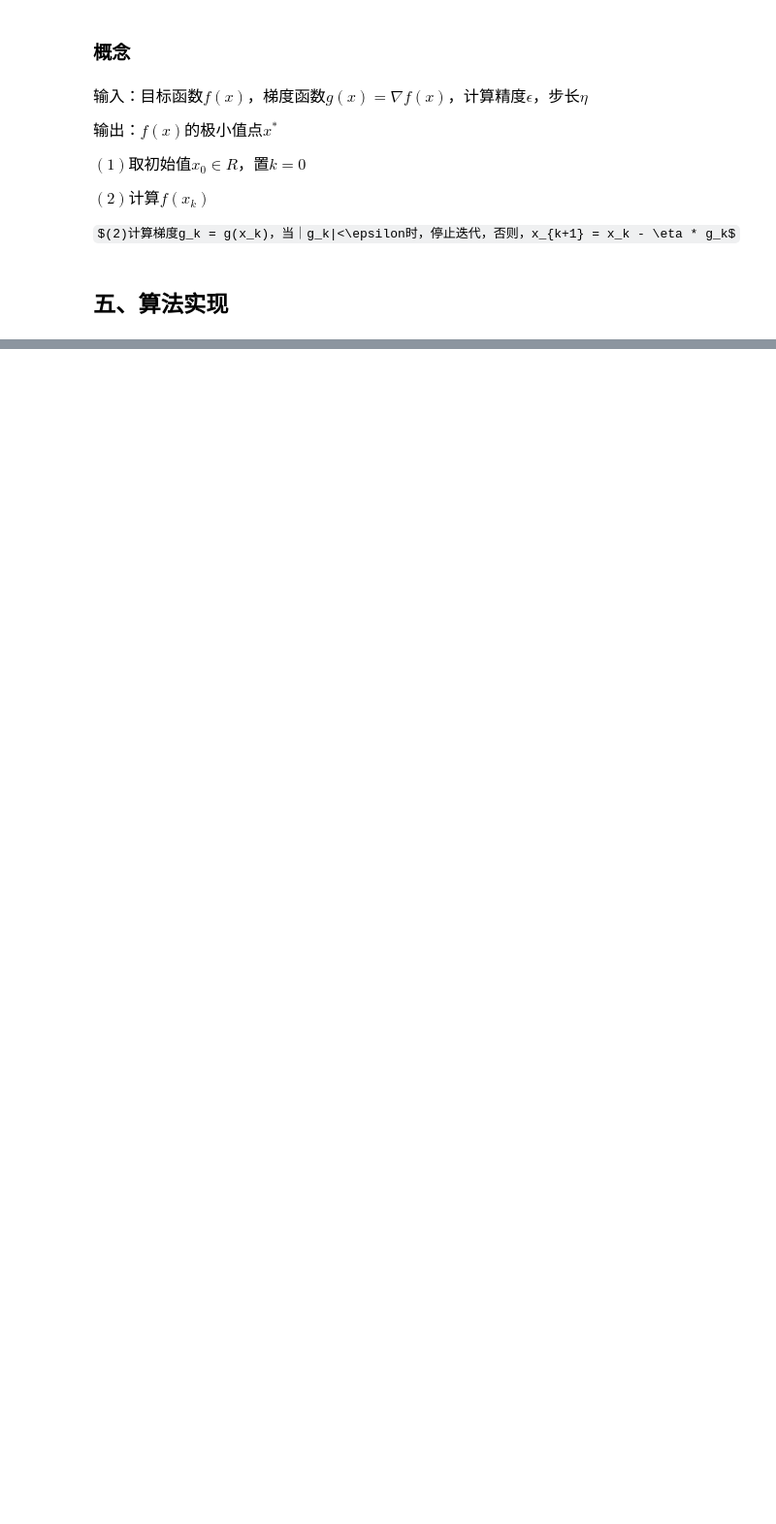
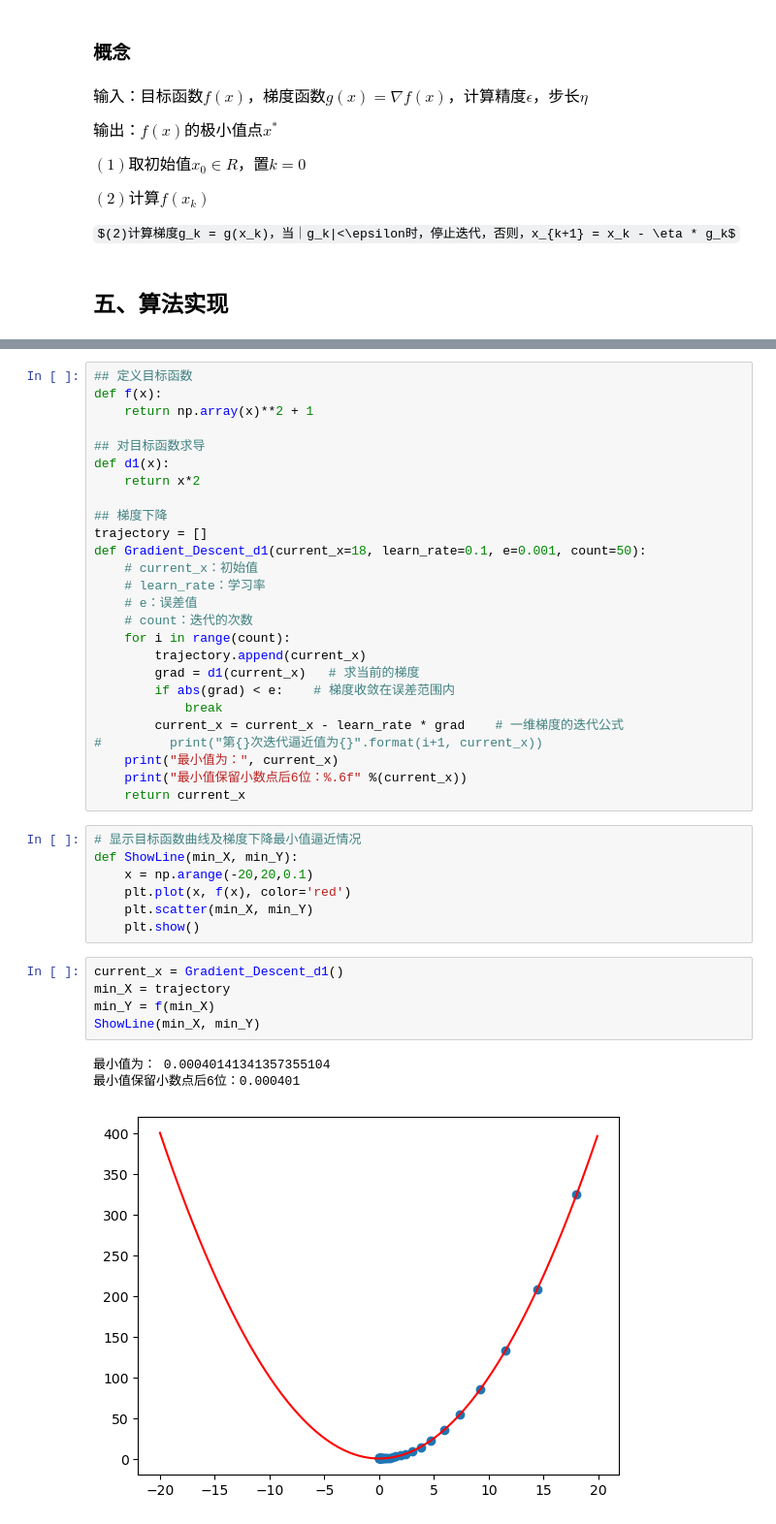
Before and after one commit to zhuzhuruan/Python_Learning, a Jupyter notebook: 7_数据分析/2_机器学习/2_感知机/1_梯度下降法.ipynb, the cells around one changed output, grey strips where cells are left out. Shown at 97% size. Cells and saved outputs as stored; diff of their text form; some formulas as TeX source; blank space fills up the shorter version.

Commit message:
梯度下降1013

```diff
--- a/7_数据分析/2_机器学习/2_感知机/1_梯度下降法.ipynb
+++ b/7_数据分析/2_机器学习/2_感知机/1_梯度下降法.ipynb
@@ -178,0 +182,42 @@ $(2)计算梯度g_k = g(x_k)，当｜g_k|<\epsilon时，停止迭代，否则，
+# %%
+## 定义目标函数
+def f(x):
+    return np.array(x)**2 + 1
+
+## 对目标函数求导
+def d1(x):
+    return x*2
+
+## 梯度下降
+trajectory = []
+def Gradient_Descent_d1(current_x=18, learn_rate=0.1, e=0.001, count=50):
+    # current_x：初始值
+    # learn_rate：学习率
+    # e：误差值
+    # count：迭代的次数
+    for i in range(count):
+        trajectory.append(current_x)
+        grad = d1(current_x)   # 求当前的梯度
+        if abs(grad) < e:    # 梯度收敛在误差范围内
+            break
+        current_x = current_x - learn_rate * grad    # 一维梯度的迭代公式
+#         print("第{}次迭代逼近值为{}".format(i+1, current_x))
+    print("最小值为：", current_x)
+    print("最小值保留小数点后6位：%.6f" %(current_x))
+    return current_x
+# %%
+# 显示目标函数曲线及梯度下降最小值逼近情况
+def ShowLine(min_X, min_Y):
+    x = np.arange(-20,20,0.1)
+    plt.plot(x, f(x), color='red')
+    plt.scatter(min_X, min_Y)
+    plt.show()
+# %%
+current_x = Gradient_Descent_d1()
+min_X = trajectory
+min_Y = f(min_X)
+ShowLine(min_X, min_Y)
+# %% [output]
+最小值为： 0.00040141341357355104
+最小值保留小数点后6位：0.000401
+[figure, added]
```
Also changed, not shown: parts of 11 cells of this notebook.
